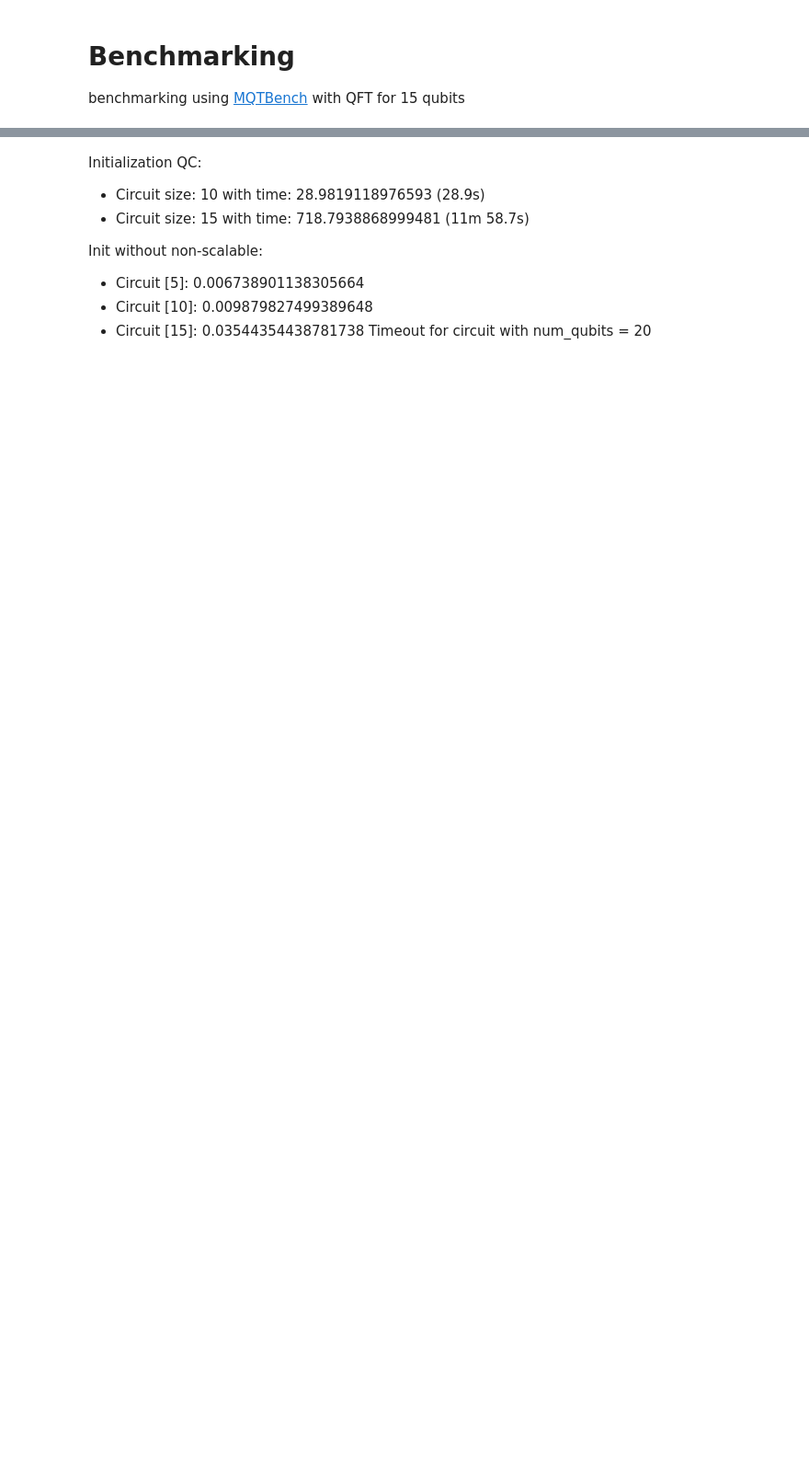
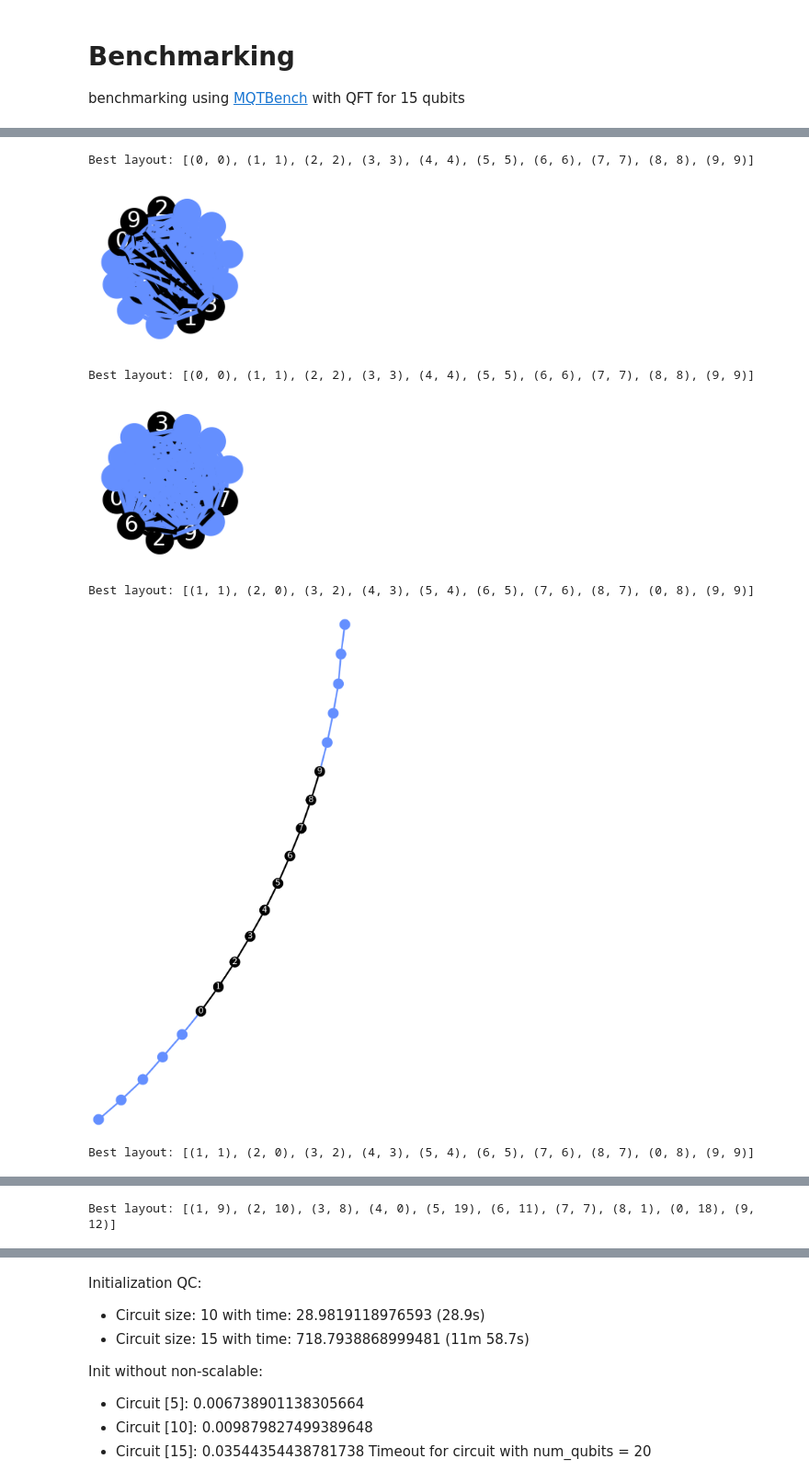
Before and after one commit to natashaval/qubit-mapping-distributed-qc, a Jupyter notebook: 5_benchmarking.ipynb, the cells around one changed output, grey strips where cells are left out. Shown at 92% size. Saved outputs shown, nothing was run; the diff lists cells and outputs as text; code cells hidden in the pictures; blank space fills up the shorter version.

Commit message:
benchmarking

```diff
--- a/5_benchmarking.ipynb
+++ b/5_benchmarking.ipynb
@@ -329,25 +348,32 @@ benchmark_name_list = [
 # %%
-circuit_size = 15
-benchmark_name = "qnn"
+circuit_size = 10
+benchmark_name = "wstate"
 # for circuit_size in circuit_size_list:
 # for benchmark_name in benchmark_name_list:
 qc, dag = start_initial_benchmark(benchmark_name=benchmark_name, circuit_size=circuit_size, dict_benchmark=dict_benchmark)
 routing_options = ['sabre', 'lookahead']
 
-# ring_5_4
 distributed_options = [
-    # ['full', 20, 1],
-    # ['line', 5, 4],
-    # ['ring', 10, 2],
-    # ['ring', 5, 4],
-    # ['grid', 9, 2],
-    # ['t_horizontal', 5, 4],
+    ['full', 20, 1],
+    ['line', 5, 4],
+    ['ring', 10, 2],
+    ['ring', 5, 4],
+    ['grid', 9, 2],
+    ['t_horizontal', 5, 4],
     ['t_vertical', 5, 4]
 ]
 
 for layout_name, num_qubits, num_group in distributed_options:
     for routing_option in routing_options:
         update_dict_size_depth(qc, dag, layout_name, num_qubits, num_group, routing_option, dict_benchmark)
 
 # Circuit size: 5 with time: 6.1507463455200195 (6.1s)
 # DJ [5] takes 21m 2.8s long, not sure how long anymore
+# %% [output]
+Best layout: [(0, 0), (1, 1), (2, 2), (3, 3), (4, 4), (5, 5), (6, 6), (7, 7), (8, 8), (9, 9)]
+[figure, added]
+Best layout: [(0, 0), (1, 1), (2, 2), (3, 3), (4, 4), (5, 5), (6, 6), (7, 7), (8, 8), (9, 9)]
+[figure, added]
+Best layout: [(1, 1), (2, 0), (3, 2), (4, 3), (5, 4), (6, 5), (7, 6), (8, 7), (0, 8), (9, 9)]
+[figure, added]
+Best layout: [(1, 1), (2, 0), (3, 2), (4, 3), (5, 4), (6, 5), (7, 6), (8, 7), (0, 8), (9, 9)]
@@ -353,0 +381 @@ for layout_name, num_qubits, num_group in distributed_options:
+Best layout: [(1, 9), (2, 10), (3, 8), (4, 0), (5, 19), (6, 11), (7, 7), (8, 1), (0, 18), (9, 12)]
```
Also changed, not shown: parts of 7 cells of this notebook, 3 other files.
